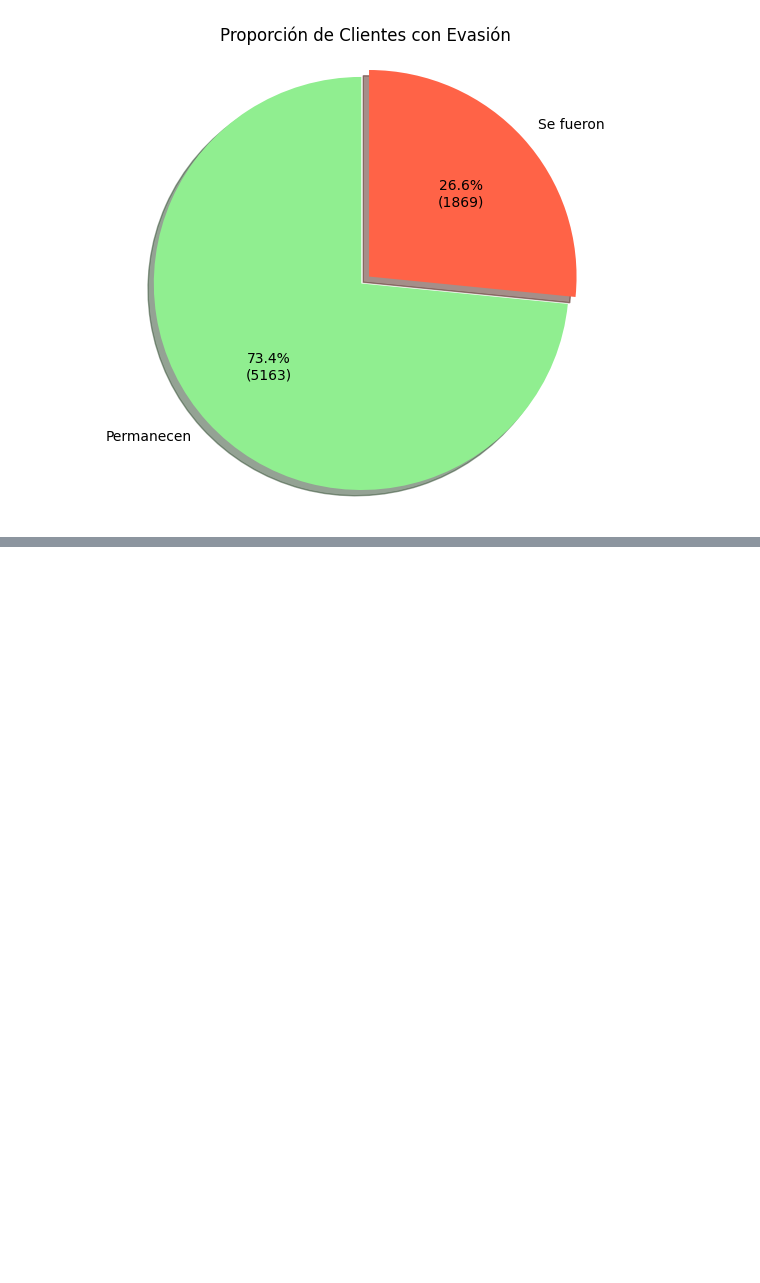
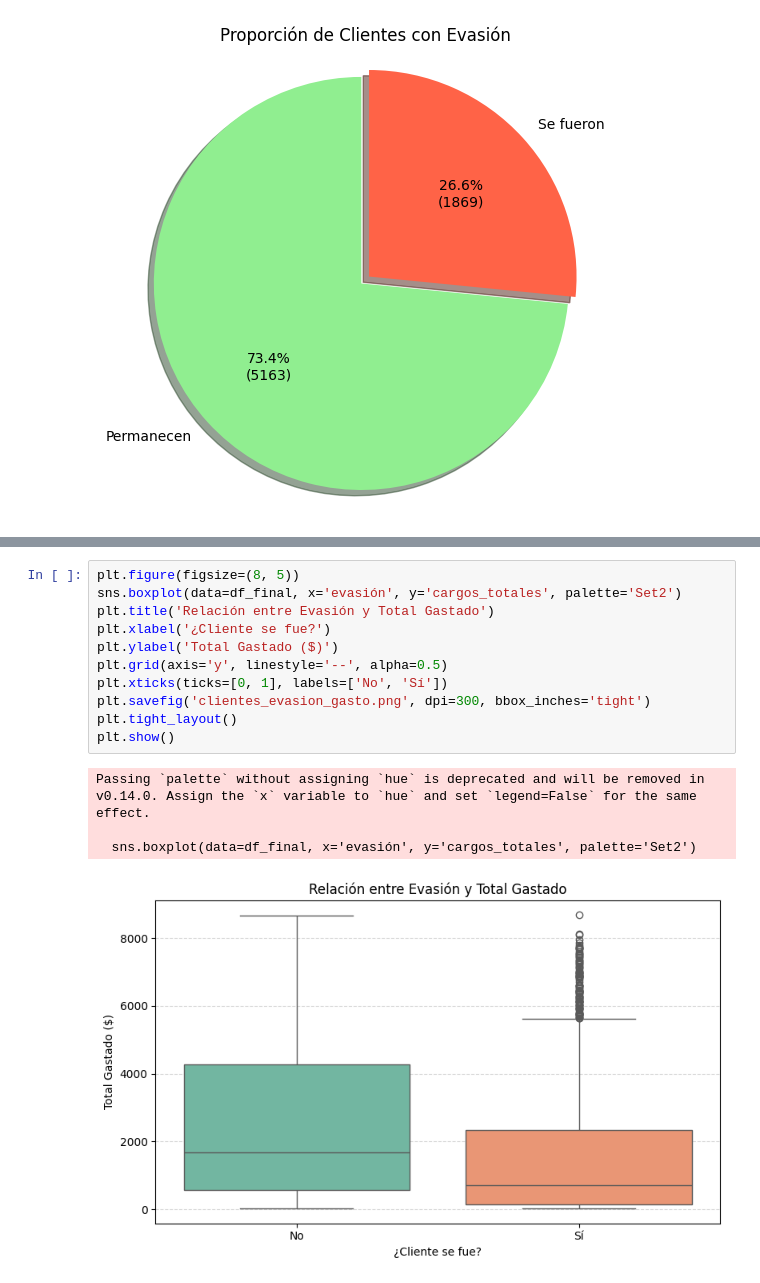
Before and after one commit to PRsant90/Challenge_datos_2, a Jupyter notebook: Challenge_Telecom_X_2.ipynb, the cells around one changed output, grey strips where cells are left out. Drawn from its saved outputs; the diff is of its cells as text; blank space fills up the shorter version.

```diff
--- a/Challenge_Telecom_X_2.ipynb
+++ b/Challenge_Telecom_X_2.ipynb
@@ -664,0 +674,16 @@ plt.show()
+# %%
+plt.figure(figsize=(8, 5))
+sns.boxplot(data=df_final, x='evasión', y='cargos_totales', palette='Set2')
+plt.title('Relación entre Evasión y Total Gastado')
+plt.xlabel('¿Cliente se fue?')
+plt.ylabel('Total Gastado ($)')
+plt.grid(axis='y', linestyle='--', alpha=0.5)
+plt.xticks(ticks=[0, 1], labels=['No', 'Sí'])
+plt.savefig('clientes_evasion_gasto.png', dpi=300, bbox_inches='tight')
+plt.tight_layout()
+plt.show()
+# %% [output]
+Passing `palette` without assigning `hue` is deprecated and will be removed in v0.14.0. Assign the `x` variable to `hue` and set `legend=False` for the same effect.
+
+  sns.boxplot(data=df_final, x='evasión', y='cargos_totales', palette='Set2')
+[figure, added]
```
Also changed, not shown: parts of 11 cells of this notebook.
